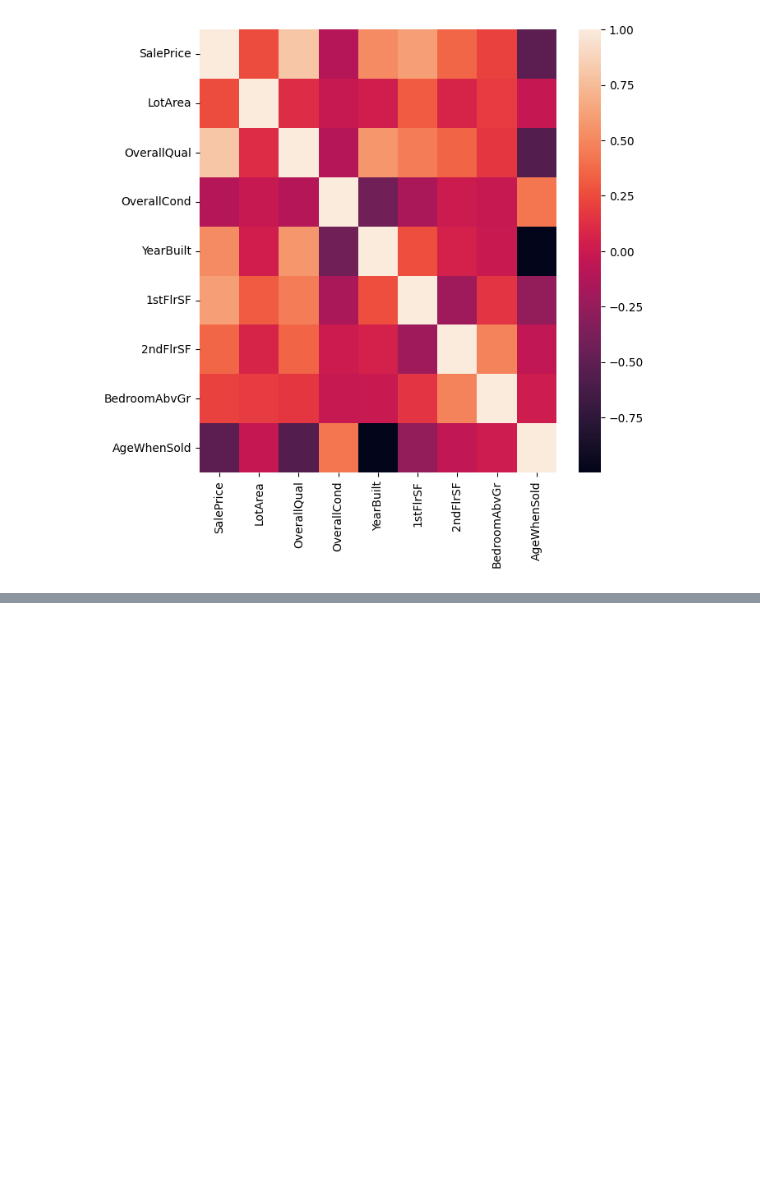
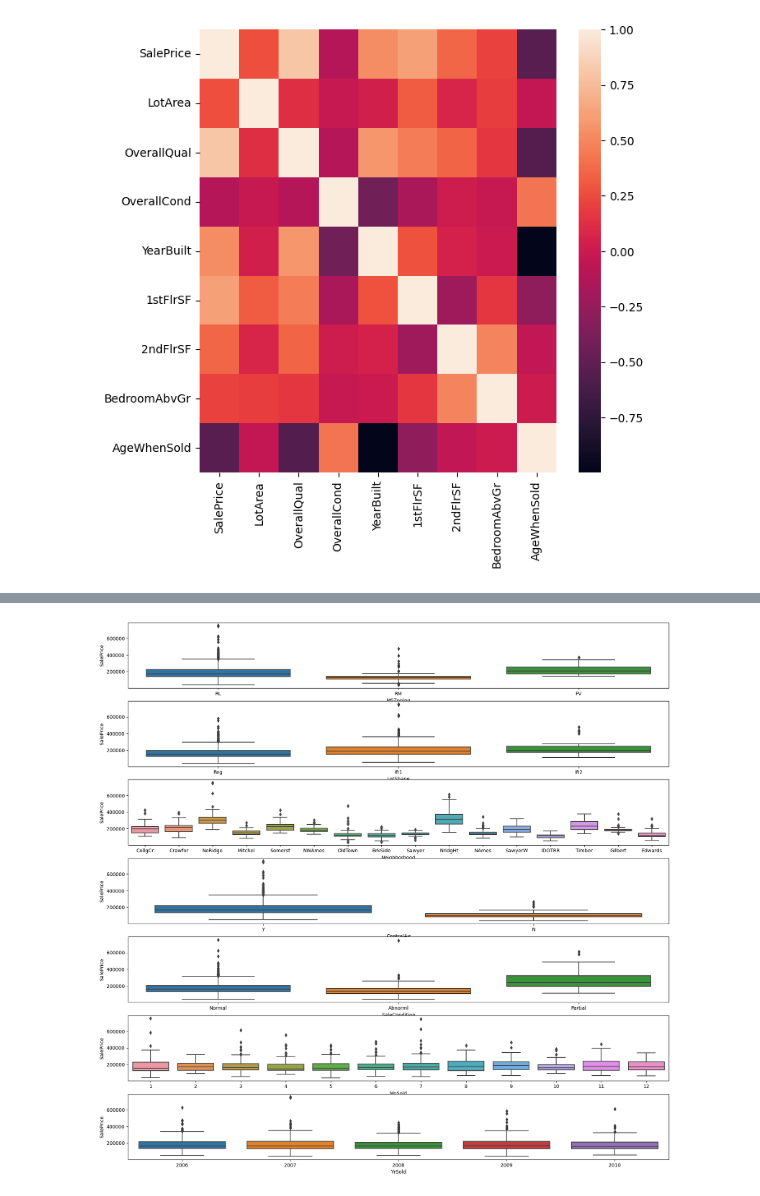
Before and after one commit to krzysztof-siedlecki/House_data, a Jupyter notebook: Housing_data.ipynb, the cells around one changed output, grey strips where cells are left out. Drawn from its saved outputs; the diff is of its cells as text; code cells hidden in the pictures; blank space fills up the shorter version.

```diff
--- a/Housing_data.ipynb
+++ b/Housing_data.ipynb
@@ -261,0 +270,12 @@ sns.heatmap(correlations,
+# %%
+figure, axis = plt.subplots(7,1,
+                           figsize=(20,20))
+
+for feature, subplot in zip(categorical_features,
+                            axis.flatten()):
+  sns.boxplot(x = feature,
+              y= "SalePrice",
+              data=df,
+              ax = subplot)
+# %% [output]
+[figure, added]
```
Also changed, not shown: parts of 9 cells of this notebook.
